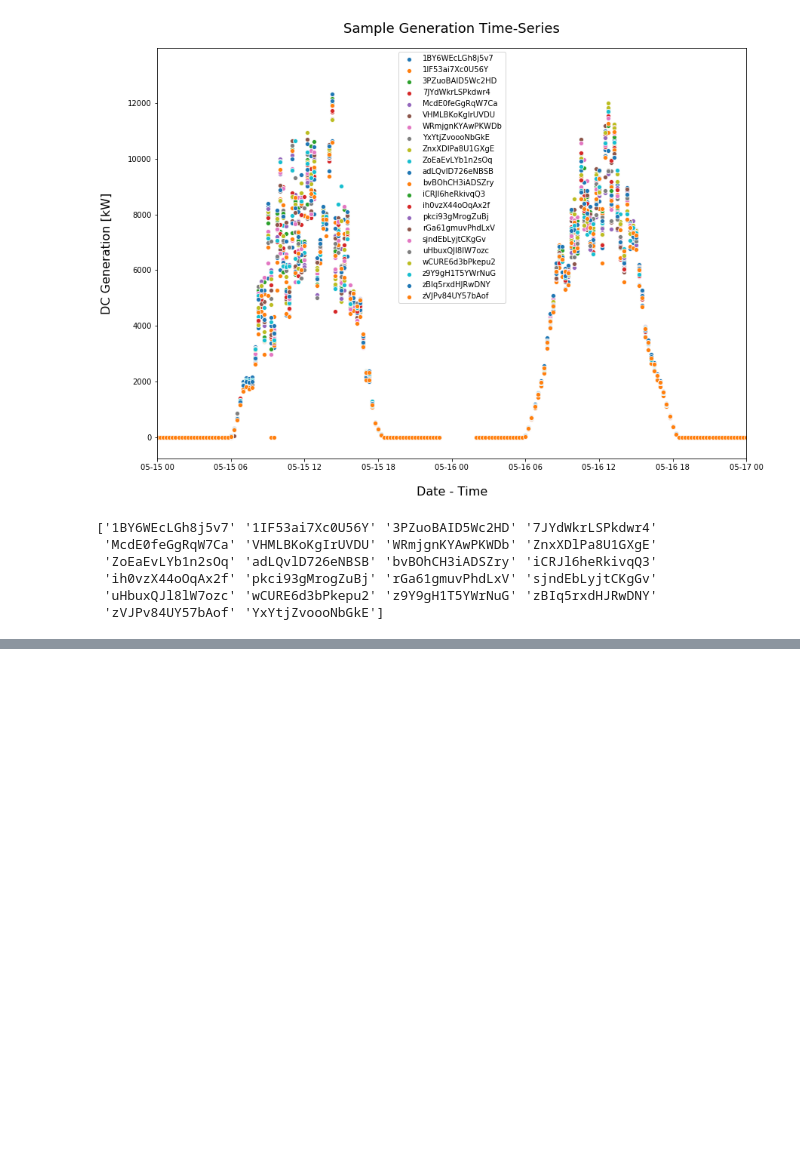
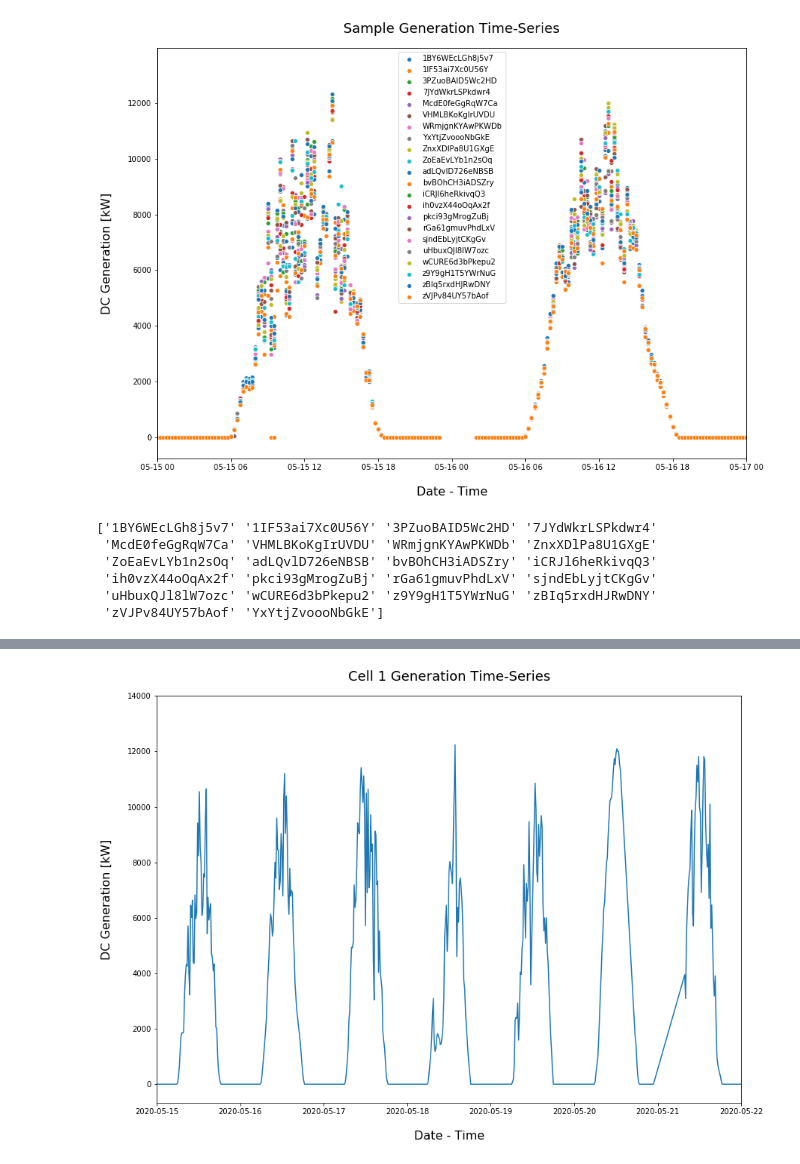
Before and after one commit to CloudforestTechnologies/solar-power-generation-project, a Jupyter notebook: Notebooks/1.0-pm-solar-power-generation-eda.ipynb, the cells around one changed output, grey strips where cells are left out. Drawn from its saved outputs; the diff is of its cells as text; code cells hidden in the pictures; blank space fills up the shorter version.

```diff
--- a/Notebooks/1.0-pm-solar-power-generation-eda.ipynb
+++ b/Notebooks/1.0-pm-solar-power-generation-eda.ipynb
@@ -155,4 +156,10 @@ print(df_plant1_gen.SOURCE_KEY.unique())
  'zVJPv84UY57bAof' 'YxYtjZvoooNbGkE']
 # %%
 # Investigate behaviour of one cell
-df_cell1_gen = df_plant1_gen[df_plant1_gen.SOURCE_KEY == '1BY6WEcLGh8j5v7']
+contains_cell1 = df_plant1_gen[df_plant1_gen['SOURCE_KEY'] == '1BY6WEcLGh8j5v7']
+contains_cell2 = df_plant1_gen[df_plant1_gen['SOURCE_KEY'] == 'ZnxXDlPa8U1GXgE']
+contains_cell3 = df_plant1_gen[df_plant1_gen['SOURCE_KEY'] == 'pkci93gMrogZuBj']
+
+frames = [contains_cell1, contains_cell2, contains_cell3]
+
+df_cells_gen = pd.concat(frames, ignore_index = True)
@@ -158,0 +184,26 @@ df_cell1_gen = df_plant1_gen[df_plant1_gen.SOURCE_KEY == '1BY6WEcLGh8j5v7']
+# %%
+# Plot Generation for one cell as time series
+fig, ax = plt.subplots(figsize = (14, 10))
+
+# Generate plot
+#sns.set_theme(style="ticks")
+palette = sns.color_palette("rocket_r")
+sns.lineplot(data = df_cell1_gen, x = 'DATE_TIME', y = 'DC_POWER', ax = ax, palette = palette)
+
+# Set x limits
+ax.set_xlim([datetime.date(2020, 5, 15), datetime.date(2020, 5, 22)])
+
+# Set title, axis, legend
+plt.title("Cell 1 Generation Time-Series", fontsize = figures_helper.TITLE_FONTSIZE, pad = 20)
+plt.xlabel("Date - Time", fontsize = 16, labelpad = 20)
+plt.ylabel("DC Generation [kW]", fontsize = 16, labelpad = 20)
+
+# Save fig
+if SAVE_FIGURES == True:
+    name = 'Cell1_Gen_Time_Series'
+    save_string = figures_helper.generate_fig_save_string(name)
+    plt.savefig(save_string, format = figures_helper.SAVE_FORMAT, dpi = figures_helper.SAVE_DPI)
+
+plt.show()
+# %% [output]
+[figure, added]
```
Also changed, not shown: parts of 3 cells of this notebook.
